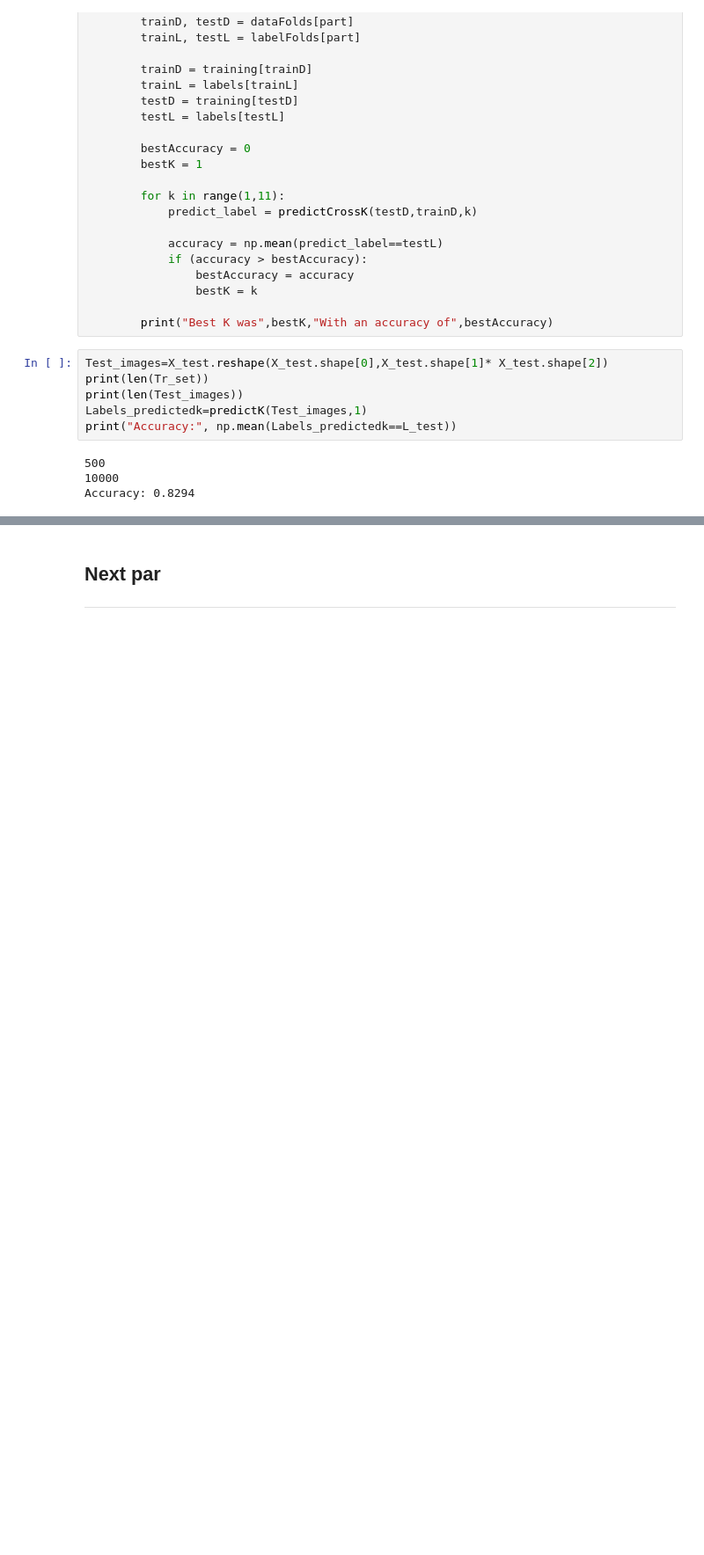
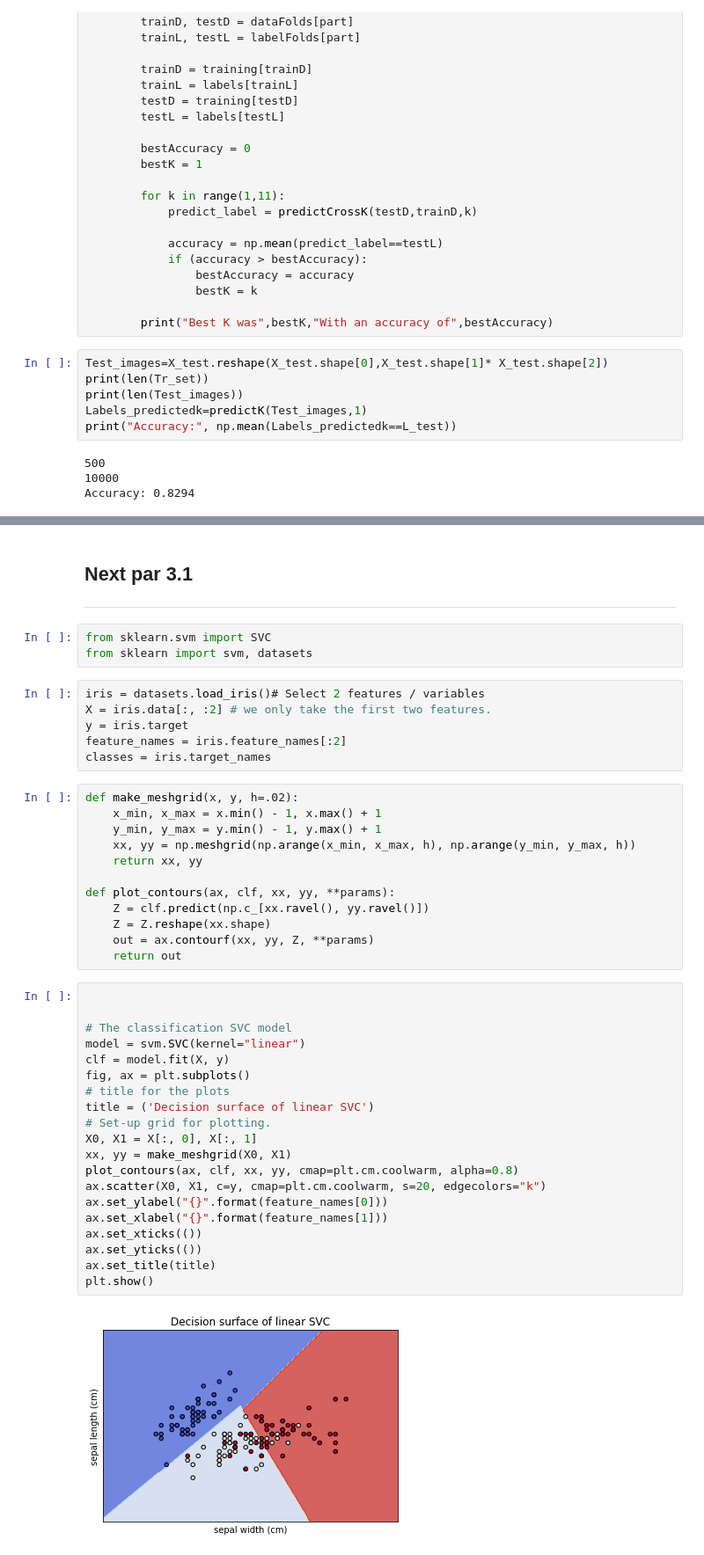
Before and after one commit to Alepes-8/D7041E, a Jupyter notebook: lab1/D7041E_code_for_lab1.ipynb, the cells around one changed output, grey strips where cells are left out. Shown: that part at 88% size. Cells and saved outputs as stored; diff of their text form; blank space fills up the shorter version.

Commit message:
add iris data set

```diff
--- a/lab1/D7041E_code_for_lab1.ipynb
+++ b/lab1/D7041E_code_for_lab1.ipynb
@@ -302,4 +291,47 @@ Best K was 1 With an accuracy of 0.84
 # %% [markdown]
-Next par
+Next par 3.1
 --------------------------------------------
 --------------------------------------------
+# %%
+from sklearn.svm import SVC
+from sklearn import svm, datasets
+# %%
+iris = datasets.load_iris()# Select 2 features / variables
+X = iris.data[:, :2] # we only take the first two features.
+y = iris.target
+feature_names = iris.feature_names[:2]
+classes = iris.target_names
+# %%
+def make_meshgrid(x, y, h=.02):
+    x_min, x_max = x.min() - 1, x.max() + 1
+    y_min, y_max = y.min() - 1, y.max() + 1
+    xx, yy = np.meshgrid(np.arange(x_min, x_max, h), np.arange(y_min, y_max, h))
+    return xx, yy
+
+def plot_contours(ax, clf, xx, yy, **params):
+    Z = clf.predict(np.c_[xx.ravel(), yy.ravel()])
+    Z = Z.reshape(xx.shape)
+    out = ax.contourf(xx, yy, Z, **params)
+    return out
+# %%
+
+
+# The classification SVC model
+model = svm.SVC(kernel="linear")
+clf = model.fit(X, y)
+fig, ax = plt.subplots()
+# title for the plots
+title = ('Decision surface of linear SVC')
+# Set-up grid for plotting.
+X0, X1 = X[:, 0], X[:, 1]
+xx, yy = make_meshgrid(X0, X1)
+plot_contours(ax, clf, xx, yy, cmap=plt.cm.coolwarm, alpha=0.8)
+ax.scatter(X0, X1, c=y, cmap=plt.cm.coolwarm, s=20, edgecolors="k")
+ax.set_ylabel("{}".format(feature_names[0]))
+ax.set_xlabel("{}".format(feature_names[1]))
+ax.set_xticks(())
+ax.set_yticks(())
+ax.set_title(title)
+plt.show()
+# %% [output]
+[figure, added]
```
Also changed, not shown: parts of 2 cells of this notebook.
